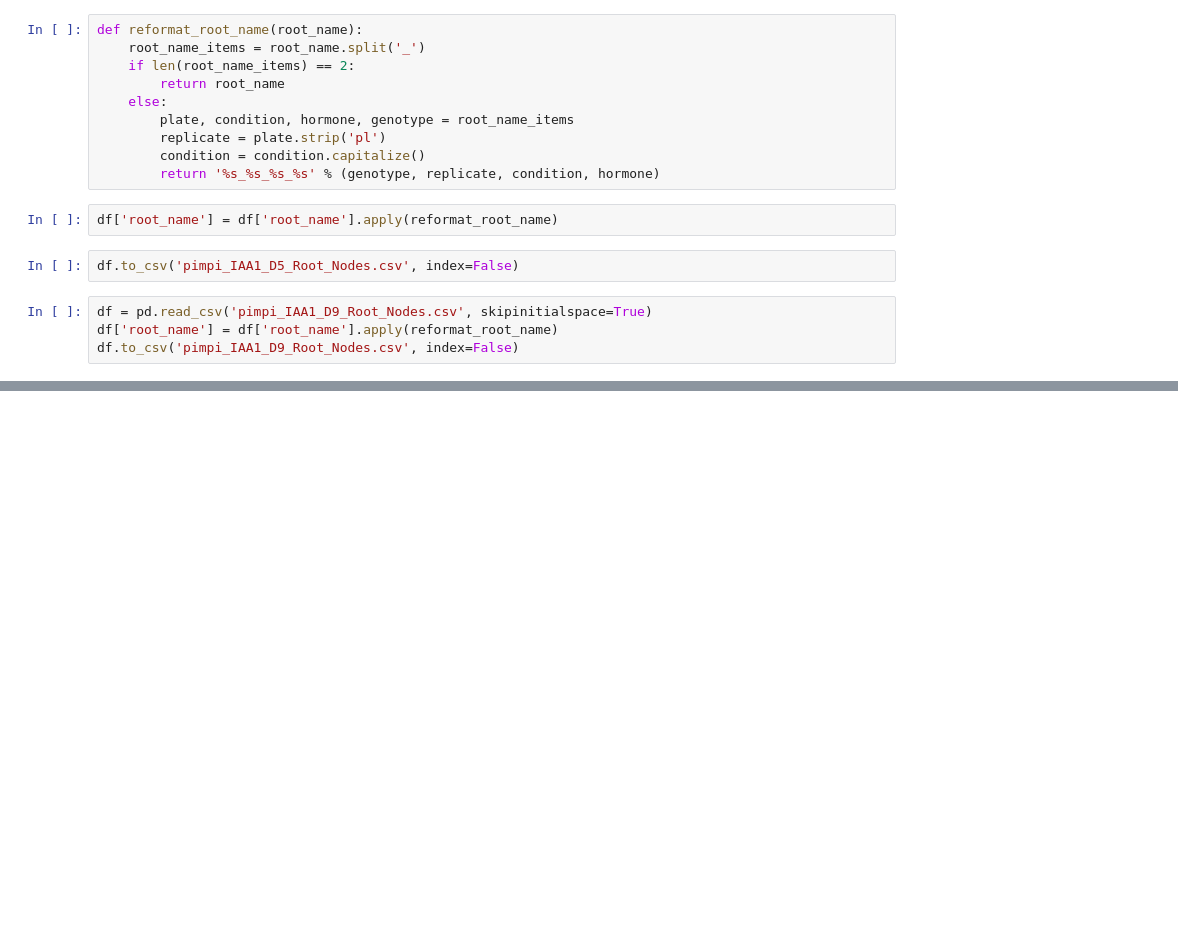
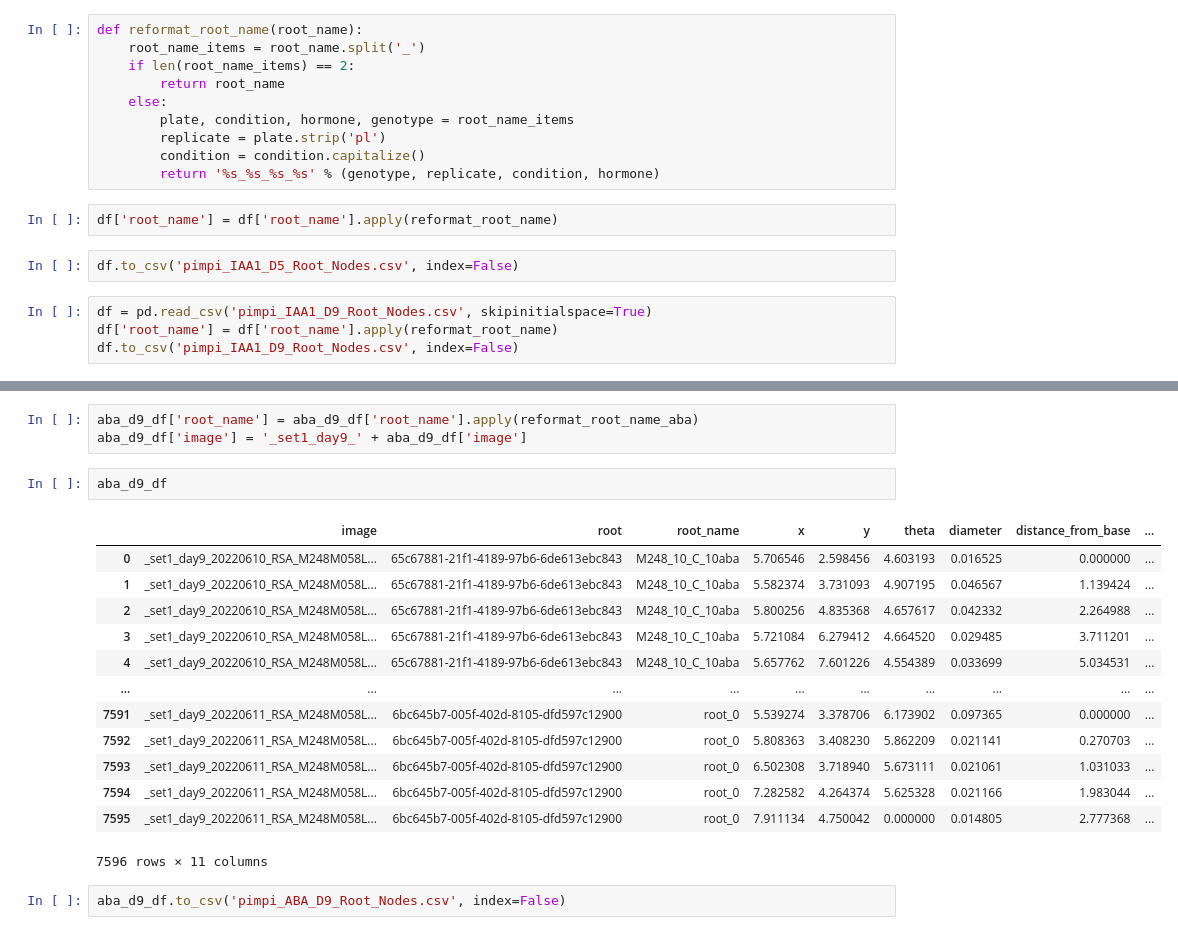
Before and after one commit to arjunc12/Plant-Architecture, a Jupyter notebook: data/architecture-data/raw-data/root-nodes-cleaned/data-cleaning.ipynb, the cells around one changed output, grey strips where cells are left out. Saved outputs shown, nothing was run; the diff lists cells and outputs as text; blank space fills up the shorter version.

```diff
--- a/data/architecture-data/raw-data/root-nodes-cleaned/data-cleaning.ipynb
+++ b/data/architecture-data/raw-data/root-nodes-cleaned/data-cleaning.ipynb
@@ -37,0 +120,21 @@ df.to_csv('pimpi_IAA1_D9_Root_Nodes.csv', index=False)
+# %%
+aba_d9_df['root_name'] = aba_d9_df['root_name'].apply(reformat_root_name_aba)
+aba_d9_df['image'] = '_set1_day9_' + aba_d9_df['image']
+# %%
+aba_d9_df
+# %% [output]
+|  | image | root | root_name | x | y | theta | diameter | distance_from_base | ... |
+| 0 | _set1_day9_20220610_RSA_M248M058L... | 65c67881-21f1-4189-97b6-6de613ebc843 | M248_10_C_10aba | 5.706546 | 2.598456 | 4.603193 | 0.016525 | 0.000000 | ... |
+| 1 | _set1_day9_20220610_RSA_M248M058L... | 65c67881-21f1-4189-97b6-6de613ebc843 | M248_10_C_10aba | 5.582374 | 3.731093 | 4.907195 | 0.046567 | 1.139424 | ... |
+| 2 | _set1_day9_20220610_RSA_M248M058L... | 65c67881-21f1-4189-97b6-6de613ebc843 | M248_10_C_10aba | 5.800256 | 4.835368 | 4.657617 | 0.042332 | 2.264988 | ... |
+| 3 | _set1_day9_20220610_RSA_M248M058L... | 65c67881-21f1-4189-97b6-6de613ebc843 | M248_10_C_10aba | 5.721084 | 6.279412 | 4.664520 | 0.029485 | 3.711201 | ... |
+| 4 | _set1_day9_20220610_RSA_M248M058L... | 65c67881-21f1-4189-97b6-6de613ebc843 | M248_10_C_10aba | 5.657762 | 7.601226 | 4.554389 | 0.033699 | 5.034531 | ... |
+| ... | ... | ... | ... | ... | ... | ... | ... | ... | ... |
+| 7591 | _set1_day9_20220611_RSA_M248M058L... | 6bc645b7-005f-402d-8105-dfd597c12900 | root_0 | 5.539274 | 3.378706 | 6.173902 | 0.097365 | 0.000000 | ... |
+| 7592 | _set1_day9_20220611_RSA_M248M058L... | 6bc645b7-005f-402d-8105-dfd597c12900 | root_0 | 5.808363 | 3.408230 | 5.862209 | 0.021141 | 0.270703 | ... |
+| 7593 | _set1_day9_20220611_RSA_M248M058L... | 6bc645b7-005f-402d-8105-dfd597c12900 | root_0 | 6.502308 | 3.718940 | 5.673111 | 0.021061 | 1.031033 | ... |
+| 7594 | _set1_day9_20220611_RSA_M248M058L... | 6bc645b7-005f-402d-8105-dfd597c12900 | root_0 | 7.282582 | 4.264374 | 5.625328 | 0.021166 | 1.983044 | ... |
+| 7595 | _set1_day9_20220611_RSA_M248M058L... | 6bc645b7-005f-402d-8105-dfd597c12900 | root_0 | 7.911134 | 4.750042 | 0.000000 | 0.014805 | 2.777368 | ... |
+7596 rows × 11 columns
+# %%
+aba_d9_df.to_csv('pimpi_ABA_D9_Root_Nodes.csv', index=False)
```
Also changed, not shown: parts of 9 cells of this notebook.
